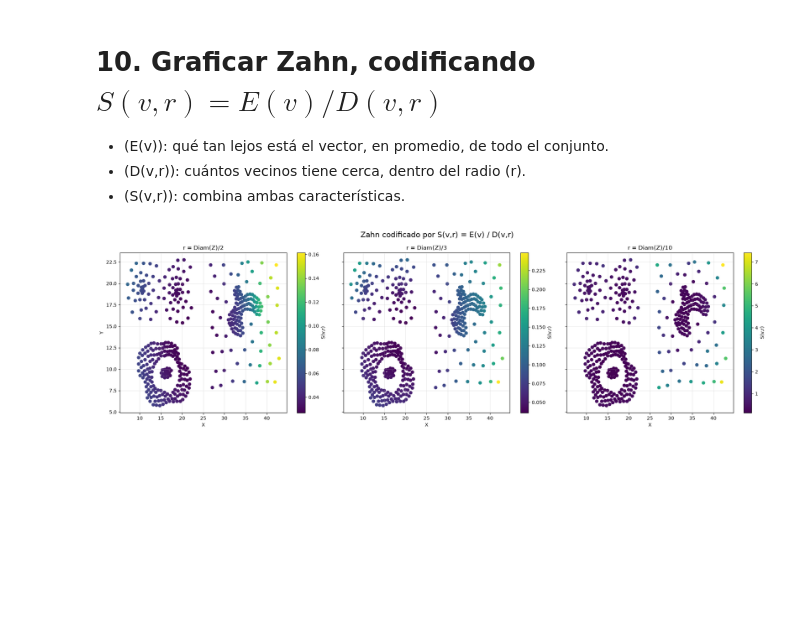
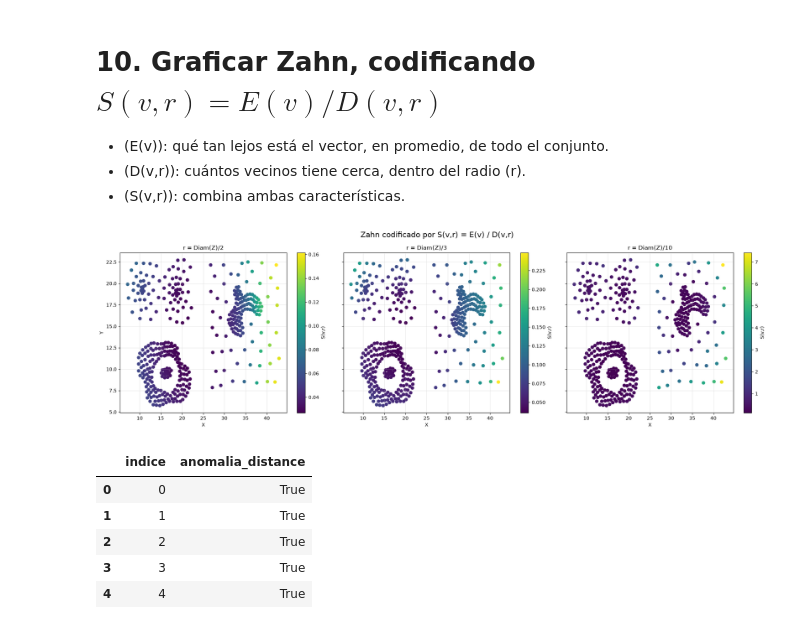
Before and after one commit to Jrgels/DBSCAN, a Jupyter notebook: distanceBased.ipynb, the cells around one changed output. Cells and saved outputs as stored; diff of their text form; code cells hidden in the pictures; blank space fills up the shorter version.

```diff
--- a/distanceBased.ipynb
+++ b/distanceBased.ipynb
@@ -639,3 +637,28 @@ plt.tight_layout()
 plt.show()
 # %% [output]
 [figure]
+# %%
+# Guarda resultado_distance_based.csv con los resultados de anomalías para p=0.10 y r=18
+p = 0.10
+r = 18
+
+anomalias_distance = resultados_db[(p, r)]
+
+resultado_distance = pd.DataFrame({
+    "indice": df.index,
+    "anomalia_distance": anomalias_distance
+})
+
+resultado_distance.to_csv(
+    "resultado_distance_based.csv",
+    index=False
+)
+
+resultado_distance.head()
+# %% [output]
+|  | indice | anomalia_distance |
+| 0 | 0 | True |
+| 1 | 1 | True |
+| 2 | 2 | True |
+| 3 | 3 | True |
+| 4 | 4 | True |
```
Also changed, not shown: parts of 1 cell of this notebook, 4 other files.
